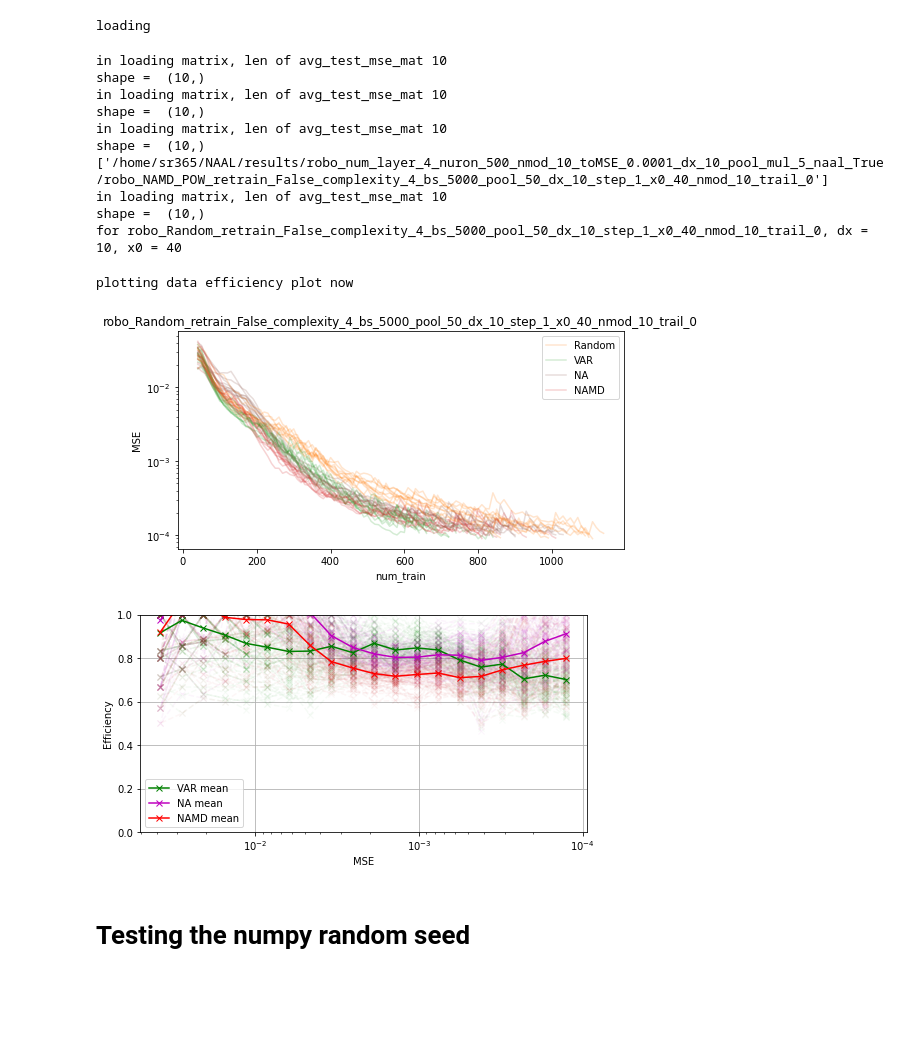
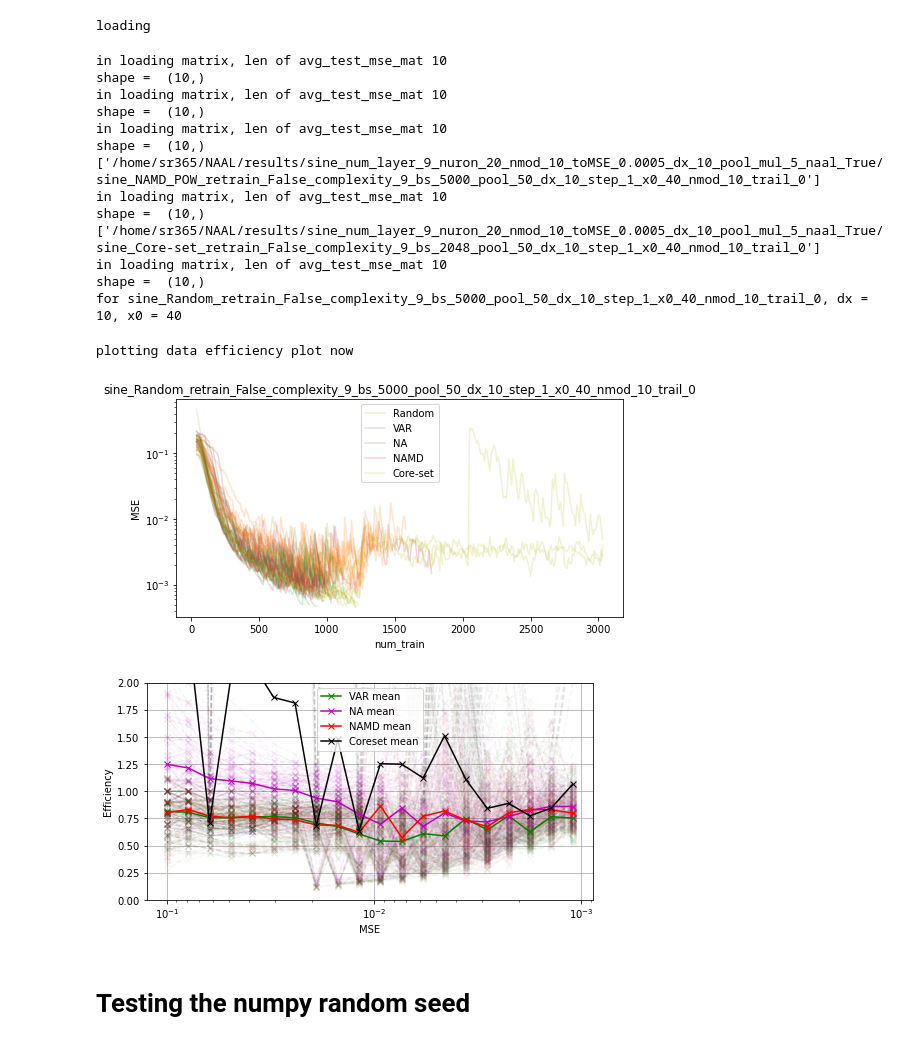
Before and after one commit to BensonRen/NAAL, a Jupyter notebook: result_compare_AL.ipynb, the cells around one changed output. Drawn from its saved outputs; the diff is of its cells as text; code cells hidden in the pictures; blank space fills up the shorter version.

```diff
--- a/result_compare_AL.ipynb
+++ b/result_compare_AL.ipynb
@@ -21,6 +21,8 @@ plot_mse = False
 plot_var = True
 plot_na = True
 plot_namd = True
+plot_coreset = True
+plot_dropout = False
 #MSE_retrain_False_bs_1024_pool_10_dx_5_x0_20_nmod_5
 #folder = 'results/fig'
 folder = '/home/sr365/NAAL/results/fig/retrain_True'
@@ -30,7 +32,9 @@ folder = '/home/sr365/NAAL/results/fig/retrain_True'
 # folder_list = ['/home/sr365/NAAL/results/30_sine_nmod_20_add_noise_add_2',
 #                 '/home/sr365/NAAL/results/30_sine_nmod_20_add_noise_mult_5',
 #                 '/home/sr365/NAAL/results/30_sine_nmod_20_add_noise_mult_2']
-folder_list = ['/home/sr365/NAAL/results/robo_num_layer_4_nuron_500_nmod_10_toMSE_0.0001_dx_10_pool_mul_5_naal_True']
+folder_list = ['/home/sr365/NAAL/results/sine_num_layer_9_nuron_20_nmod_10_toMSE_0.0005_dx_10_pool_mul_5_naal_True']
+# '/home/sr365/NAAL/results/ADM_num_layer_8_nuron_1500_nmod_10_toMSE_0.002_dx_100_pool_mul_5_naal_True/']#,
+# '/home/sr365/NAAL/results/robo_num_layer_4_nuron_500_nmod_10_toMSE_0.0001_dx_10_pool_mul_5_naal_True']
                 # '/home/sr365/NAAL/results/BN_xsinsinx_f_30_num_layer_9_nmod_5_to2000_dx_10_pool_mul_20_naal_True']
                 # '/home/sr365/NAAL/results/BN_xsinsinx_f_30_num_layer_7_nmod_10_to1000_dx_10_pool_mul_10_naal_True']
                 # '/home/sr365/NAAL/results/no_BN_xsinx_f_30_num_layer_10_nmod_10_to600_dx_20_pool_mul_20_naal_True',
@@ -370,10 +407,10 @@ for folder in folder_list:
             continue
         # print(cur_folder)
         # Only start from the M SE folders and look for comparison
-        if not 'Random' in cur_folder or not 'trail_0' in cur_folder:# or 'retrain_True' in cur_folder:
+        if not 'Random' in cur_folder or not 'trail_0' in cur_folder:# or not'bs_100' in cur_folder:# or 'retrain_True' in cur_folder:
             continue
         # This is for the case where it is not called
-        VAR_test_mse_mat, NAMD_test_mse_mat, MSE_test_mse_mat, NA_test_mse_mat = None, None, None, None
+        VAR_test_mse_mat, NAMD_test_mse_mat, MSE_test_mse_mat, NA_test_mse_mat, DROP_test_mse_mat, CORE_test_mse_mat = None, None, None, None, None, None
 
         #RD_test_mse, RD_train_mse, RD_selected_after_train_mse = load_mses(random_folder)
         random_folder = cur_folder
@@ -409,6 +446,26 @@ for folder in folder_list:
             NAMD_test_mse_mat, NAMD_train_mse_mat, NAMD_selected_after_train_mse_mat = load_matrix(namd_folder, num_trails)
             # NAMD_test_mse, NAMD_train_mse, NAMD_selected_after_train_mse = load_ensemble_mses(namd_folder, num_trails, NAMD_test_mse_mat, NAMD_train_mse_mat, NAMD_selected_after_train_mse_mat)
 
+        if plot_coreset:
+            # Using the ambiguous matching scheme with glob
+            cur_path = Path(cur_folder)
+            glob_list = glob(os.path.join(cur_path.parent ,'*Core*'+cur_folder.split('trail_')[-1]))
+            print(glob_list)
+            assert len(glob_list) == 1, 'your glob list is not 1 in the Coreset folder retrieving'
+            core_folder = glob_list[0]
+            # name_folder = cur_folder.replace('MSE','NAMD+RAD005')
+            CORE_test_mse_mat, CORE_train_mse_mat, CORE_selected_after_train_mse_mat = load_matrix(core_folder, num_trails)
+
+        if plot_dropout:
+            # Using the ambiguous matching scheme with glob
+            cur_path = Path(cur_folder)
+            glob_list = glob(os.path.join(cur_path.parent ,'*Dropout_*'+cur_folder.split('trail_')[-1]))
+            print(glob_list)
+            assert len(glob_list) == 1, 'your glob list is not 1 in the Dropout folder retrieving'
+            drop_folder = glob_list[0]
+            # name_folder = cur_folder.replace('MSE','NAMD+RAD005')
+            DROP_test_mse_mat, DROP_train_mse_mat, DROP_selected_after_train_mse_mat = load_matrix(drop_folder, num_trails)
+
 
         # Smoothing step
         for i in range(len(Random_test_mse_mat)):
@@ -421,44 +478,53 @@ for folder in folder_list:
                 VAR_test_mse_mat[i] = smooth(VAR_test_mse_mat[i])
             if plot_namd:
                 NAMD_test_mse_mat[i] = smooth(NAMD_test_mse_mat[i])
+            if plot_coreset:
+                CORE_test_mse_mat[i] = smooth(CORE_test_mse_mat[i])
+            if plot_dropout:
+                DROP_test_mse_mat[i] = smooth(DROP_test_mse_mat[i])
 
         # Get the dx and x0
         dx, x0 = get_dx_x0(file)
         # Use the xlabel with number of data points
         x_label = np.array(range(2000)) * dx + x0
         save_name = os.path.join(folder, file.replace('MSE_','').replace('_trail_0_',''))
 
         # One-liner calling functions
         # plot_various_MSE(x_label, MSE_test_mse, RD_test_mse, MSE_train_mse, RD_train_mse, VAR_test_mse, VAR_train_mse, plot_var, save_name)     # Plot the various MSE
         plot_test_MSE_plot(x_label, MSE_test_mse_mat, Random_test_mse_mat, save_name, NA_test_mse_mat=NA_test_mse_mat,
                         VAR_test_mse_mat=VAR_test_mse_mat, random_folder_provide=random_folder_provide,
-                        NAMD_test_mse_mat=NAMD_test_mse_mat, plot_var=plot_var)     # Plot the test MSE line plot
+                        NAMD_test_mse_mat=NAMD_test_mse_mat, DROP_test_mse_mat=DROP_test_mse_mat,
+                        CORE_test_mse_mat=CORE_test_mse_mat)     # Plot the test MSE line plot
         Data_efficiency_plot(x_label, MSE_test_mse_mat, Random_test_mse_mat, save_name,
-                        VAR_test_mse_mat, NA_test_mse_mat, y_lim=1,random_folder_provide=random_folder_provide,
-                        NAMD_test_mse_mat=NAMD_test_mse_mat, plot_var=plot_var)                             # Plot the data efficiency plot
+                        VAR_test_mse_mat, NA_test_mse_mat, y_lim=2,random_folder_provide=random_folder_provide,
+                        NAMD_test_mse_mat=NAMD_test_mse_mat, DROP_test_mse_mat=DROP_test_mse_mat,
+                        CORE_test_mse_mat=CORE_test_mse_mat)                             # Plot the data efficiency plot
         if plot_mse and not random_folder_provide:
             plot_ratio(MSE_test_mse_mat, Random_test_mse_mat, x_label, ylabel='MSE / Random Ratio', save_name=save_name + 'MSE_RD_', x_label=x_label)                # Plot the ratio plot between MSE and random
         if plot_var and not random_folder_provide:    # For variance experiments
             plot_ratio(VAR_test_mse_mat, Random_test_mse_mat, x_label, ylabel='VAR / Random Ratio', save_name=save_name + 'VAR_RD_', x_label=x_label)            # Plot the ratio plot between VAR and random
         if plot_na and not random_folder_provide:    # For variance experiments
             plot_ratio(NA_test_mse_mat, Random_test_mse_mat, x_label, ylabel='NA / Random Ratio', save_name=save_name + 'NA_RD_', x_label=x_label)            # Plot the ratio plot between VAR and random
 
         #     plot_coref(cur_folder, num_trails, save_name, coef_loader=load_var_coeff, coef_name='VAR')                                                                                       # Plot the VAR R coeff plot
             #plot_coref(cur_folder, num_trails, save_name, coef_laoder=load_kendal_tau, coef_name='Tau')                                         # Plot the VAR Tau coeff plot
 # %% [output]
 in loading matrix, len of avg_test_mse_mat 10
 shape =  (10,)
 in loading matrix, len of avg_test_mse_mat 10
 shape =  (10,)
 in loading matrix, len of avg_test_mse_mat 10
 shape =  (10,)
-['/home/sr365/NAAL/results/robo_num_layer_4_nuron_500_nmod_10_toMSE_0.0001_dx_10_pool_mul_5_naal_True/robo_NAMD_POW_retrain_False_complexity_4_bs_5000_pool_50_dx_10_step_1_x0_40_nmod_10_trail_0']
+['/home/sr365/NAAL/results/sine_num_layer_9_nuron_20_nmod_10_toMSE_0.0005_dx_10_pool_mul_5_naal_True/sine_NAMD_POW_retrain_False_complexity_9_bs_5000_pool_50_dx_10_step_1_x0_40_nmod_10_trail_0']
 in loading matrix, len of avg_test_mse_mat 10
 shape =  (10,)
-for robo_Random_retrain_False_complexity_4_bs_5000_pool_50_dx_10_step_1_x0_40_nmod_10_trail_0, dx = 10, x0 = 40
+['/home/sr365/NAAL/results/sine_num_layer_9_nuron_20_nmod_10_toMSE_0.0005_dx_10_pool_mul_5_naal_True/sine_Core-set_retrain_False_complexity_9_bs_2048_pool_50_dx_10_step_1_x0_40_nmod_10_trail_0']
+in loading matrix, len of avg_test_mse_mat 10
+shape =  (10,)
+for sine_Random_retrain_False_complexity_9_bs_5000_pool_50_dx_10_step_1_x0_40_nmod_10_trail_0, dx = 10, x0 = 40
 plotting data efficiency plot now
-[figure, old version]
+[figure, new version]
-[figure, old version]
+[figure, new version]
 # %% [markdown]
 # Testing the numpy random seed
 # %% [markdown]
```
Also changed, not shown: parts of 1 cell of this notebook, 9 other files.
